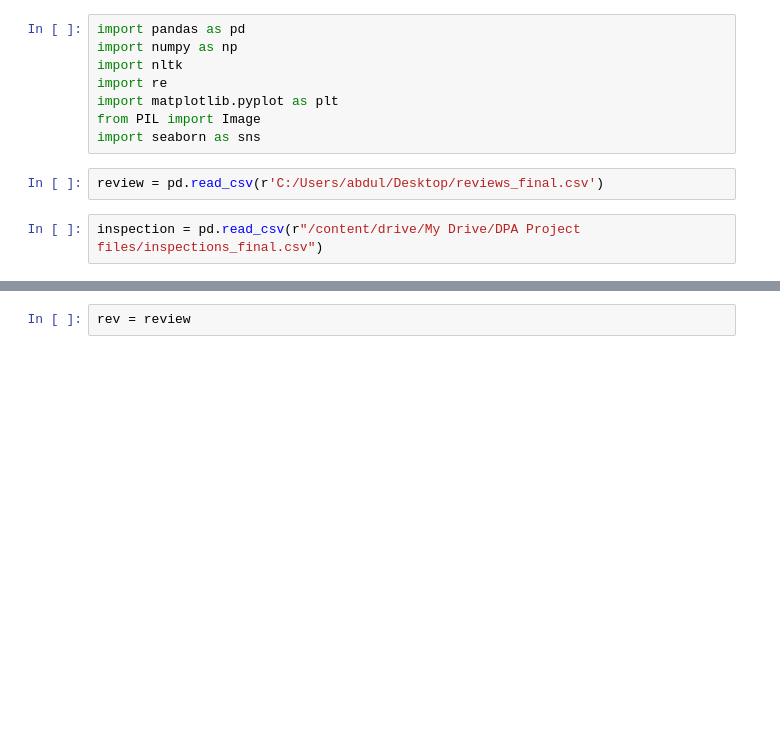
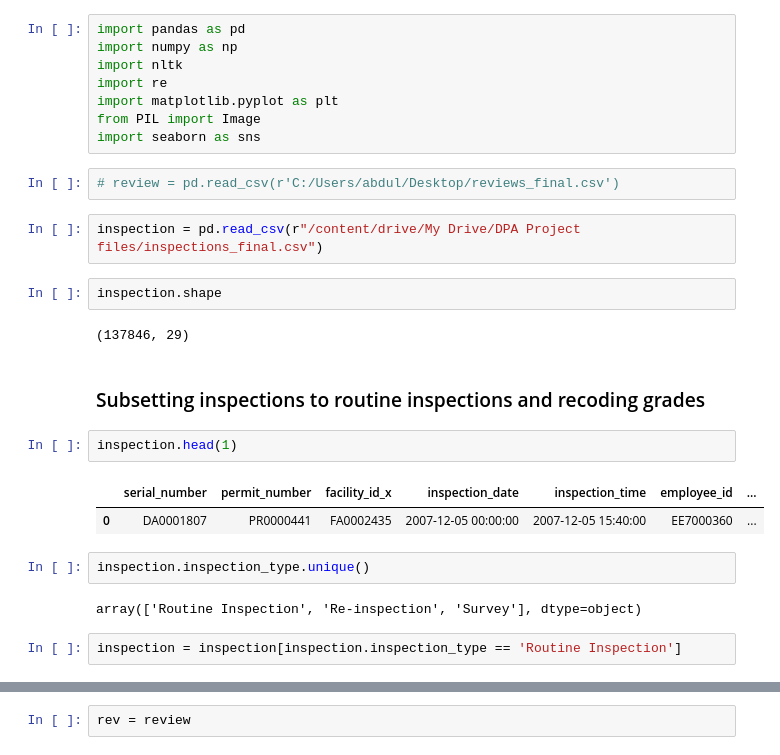
Before and after one commit to RishabPanyam96/Las_Vegas_Food_Inspection, a Jupyter notebook: code/Vizual.ipynb, the cells around one changed output, grey strips where cells are left out. Saved outputs shown, nothing was run; the diff lists cells and outputs as text; blank space fills up the shorter version.

```diff
--- a/code/Vizual.ipynb
+++ b/code/Vizual.ipynb
@@ -7,6 +9,23 @@ import matplotlib.pyplot as plt
 from PIL import Image
 import seaborn as sns
 # %%
-review = pd.read_csv(r'C:/Users/abdul/Desktop/reviews_final.csv')
+# review = pd.read_csv(r'C:/Users/abdul/Desktop/reviews_final.csv')
 # %%
 inspection = pd.read_csv(r"/content/drive/My Drive/DPA Project files/inspections_final.csv")
+# %%
+inspection.shape
+# %% [output]
+(137846, 29)
+# %% [markdown]
+### Subsetting inspections to routine inspections and recoding grades
+# %%
+inspection.head(1)
+# %% [output]
+|  | serial_number | permit_number | facility_id_x | inspection_date | inspection_time | employee_id | ... |
+| 0 | DA0001807 | PR0000441 | FA0002435 | 2007-12-05 00:00:00 | 2007-12-05 15:40:00 | EE7000360 | ... |
+# %%
+inspection.inspection_type.unique()
+# %% [output]
+array(['Routine Inspection', 'Re-inspection', 'Survey'], dtype=object)
+# %%
+inspection = inspection[inspection.inspection_type == 'Routine Inspection']
```
Also changed, not shown: parts of 29 cells of this notebook.
